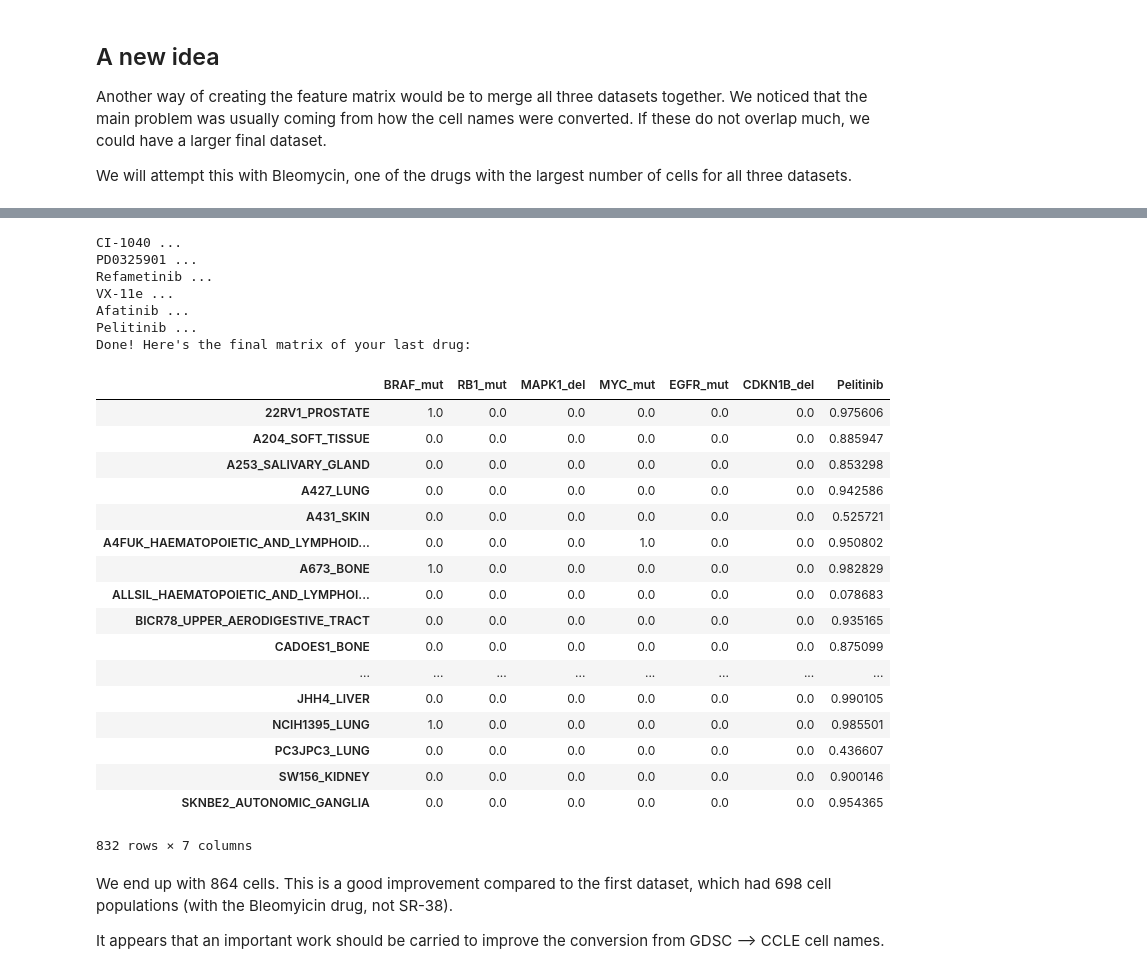
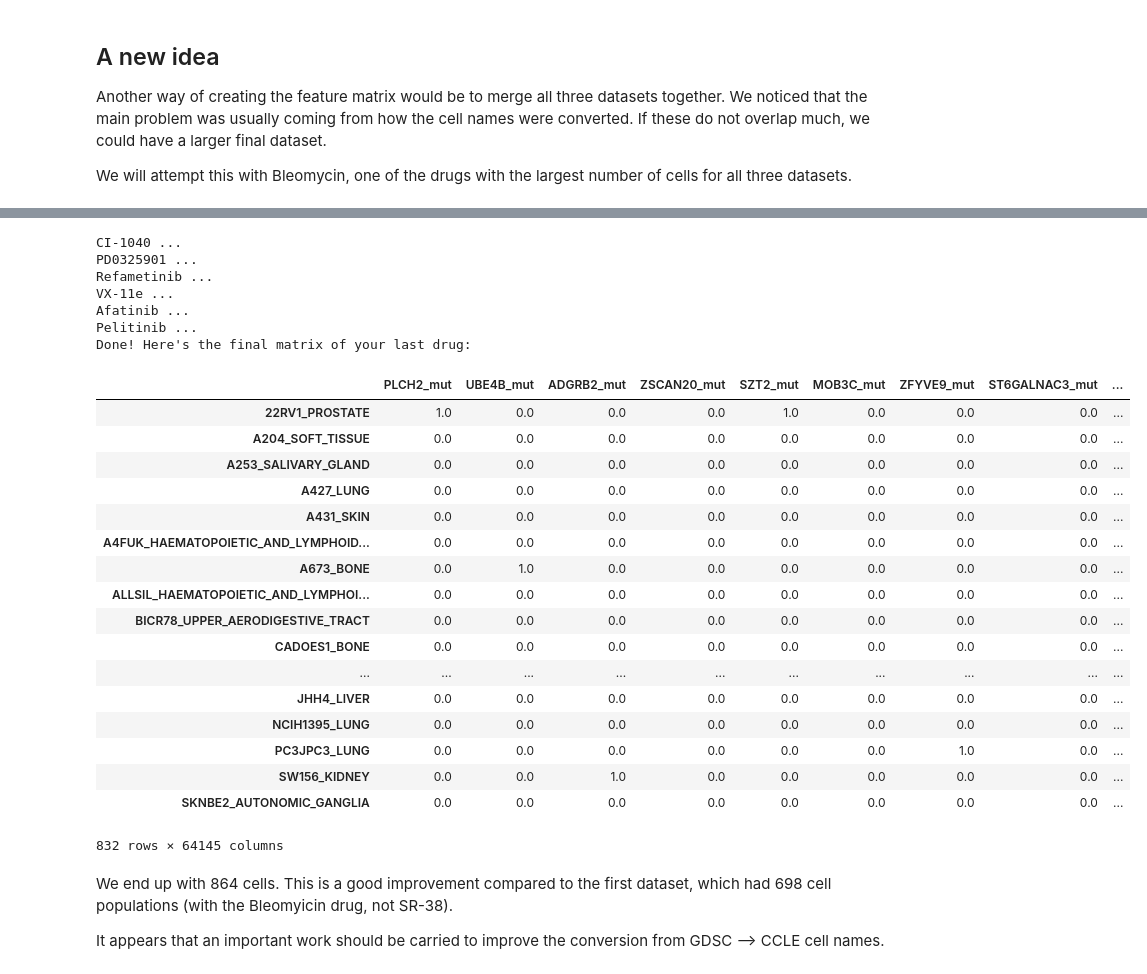
Before and after one commit to oskaradermecker/DataX_Drug_Response, a Jupyter notebook: Final notebook - Datasets.ipynb, the cells around one changed output, grey strips where cells are left out. Cells and saved outputs as stored; diff of their text form; code cells hidden in the pictures.

Commit message:
Updated plots and old models with newest drugs

```diff
--- a/Final notebook - Datasets.ipynb
+++ b/Final notebook - Datasets.ipynb
@@ -390,6 +387,31 @@ DRUG_NAMES = {"CI-1040": ["MYC_mut","RB1_mut","ERBB2_amp","BRAF_mut","KRAS_mut",
               "Afatinib":["KRAS_mut","NRAS_mut","EGFR_amp","ERBB2_amp","FOXP3_del"],
               "Pelitinib":["BRAF_mut","RB1_mut","MAPK1_del","MYC_mut","EGFR_mut","CDKN1B_del"]
              }
+# %%
+def create_full_drug_dataframe(drug_names, response1, response2, response3, save_df = True):
+
+    for drug in drug_names:
+        print(drug,"...")
+
+        rep1 = response1.loc[:,[drug]]
+        rep2 = response2.loc[:,[drug]]
+        rep3 = response3.loc[:,[drug]]
+
+        Rep = pd.concat([rep1,rep2,rep3])
+        Rep = Rep.drop_duplicates()
+        Rep = Rep.reset_index(drop = False)
+        Rep = Rep.groupby(by='index').mean()
+
+        Rep.sort_index().head()
+
+        full_matrix = alterations.merge(Rep[[drug]], left_index = True, right_index = True).dropna(axis = 0)
+
+        if save_df:
+            full_matrix.to_csv(f'data/Final matrices/{drug}_full.csv', index_label = "Cell_line")
+
+    print("Done! Here's the final matrix of your last drug:")
+
+    return full_matrix
 # %%
 def create_drug_dataframe(drug_names, response1, response2, response3, save_df = True):
 
@@ -417,33 +439,34 @@ def create_drug_dataframe(drug_names, response1, response2, response3, save_df =
 
     return filtered_matrix
 # %%
-display(create_drug_dataframe(DRUG_NAMES, response1, response2, response3, save_df = True))
+display(create_full_drug_dataframe(DRUG_NAMES, response1, response2, response3, save_df = True))
+#display(create_drug_dataframe(DRUG_NAMES, response1, response2, response3, save_df = True))
 # %% [output]
 CI-1040 ...
 PD0325901 ...
 Refametinib ...
 VX-11e ...
 Afatinib ...
 Pelitinib ...
 Done! Here's the final matrix of your last drug:
-|  | BRAF_mut | RB1_mut | MAPK1_del | MYC_mut | EGFR_mut | CDKN1B_del | Pelitinib |
-| 22RV1_PROSTATE | 1.0 | 0.0 | 0.0 | 0.0 | 0.0 | 0.0 | 0.975606 |
-| A204_SOFT_TISSUE | 0.0 | 0.0 | 0.0 | 0.0 | 0.0 | 0.0 | 0.885947 |
-| A253_SALIVARY_GLAND | 0.0 | 0.0 | 0.0 | 0.0 | 0.0 | 0.0 | 0.853298 |
-| A427_LUNG | 0.0 | 0.0 | 0.0 | 0.0 | 0.0 | 0.0 | 0.942586 |
-| A431_SKIN | 0.0 | 0.0 | 0.0 | 0.0 | 0.0 | 0.0 | 0.525721 |
-| A4FUK_HAEMATOPOIETIC_AND_LYMPHOID... | 0.0 | 0.0 | 0.0 | 1.0 | 0.0 | 0.0 | 0.950802 |
-| A673_BONE | 1.0 | 0.0 | 0.0 | 0.0 | 0.0 | 0.0 | 0.982829 |
-| ALLSIL_HAEMATOPOIETIC_AND_LYMPHOI... | 0.0 | 0.0 | 0.0 | 0.0 | 0.0 | 0.0 | 0.078683 |
-| BICR78_UPPER_AERODIGESTIVE_TRACT | 0.0 | 0.0 | 0.0 | 0.0 | 0.0 | 0.0 | 0.935165 |
-| CADOES1_BONE | 0.0 | 0.0 | 0.0 | 0.0 | 0.0 | 0.0 | 0.875099 |
-| ... | ... | ... | ... | ... | ... | ... | ... |
-| JHH4_LIVER | 0.0 | 0.0 | 0.0 | 0.0 | 0.0 | 0.0 | 0.990105 |
-| NCIH1395_LUNG | 1.0 | 0.0 | 0.0 | 0.0 | 0.0 | 0.0 | 0.985501 |
-| PC3JPC3_LUNG | 0.0 | 0.0 | 0.0 | 0.0 | 0.0 | 0.0 | 0.436607 |
-| SW156_KIDNEY | 0.0 | 0.0 | 0.0 | 0.0 | 0.0 | 0.0 | 0.900146 |
-| SKNBE2_AUTONOMIC_GANGLIA | 0.0 | 0.0 | 0.0 | 0.0 | 0.0 | 0.0 | 0.954365 |
+|  | PLCH2_mut | UBE4B_mut | ADGRB2_mut | ZSCAN20_mut | SZT2_mut | MOB3C_mut | ZFYVE9_mut | ST6GALNAC3_mut | ... |
+| 22RV1_PROSTATE | 1.0 | 0.0 | 0.0 | 0.0 | 1.0 | 0.0 | 0.0 | 0.0 | ... |
+| A204_SOFT_TISSUE | 0.0 | 0.0 | 0.0 | 0.0 | 0.0 | 0.0 | 0.0 | 0.0 | ... |
+| A253_SALIVARY_GLAND | 0.0 | 0.0 | 0.0 | 0.0 | 0.0 | 0.0 | 0.0 | 0.0 | ... |
+| A427_LUNG | 0.0 | 0.0 | 0.0 | 0.0 | 0.0 | 0.0 | 0.0 | 0.0 | ... |
+| A431_SKIN | 0.0 | 0.0 | 0.0 | 0.0 | 0.0 | 0.0 | 0.0 | 0.0 | ... |
+| A4FUK_HAEMATOPOIETIC_AND_LYMPHOID... | 0.0 | 0.0 | 0.0 | 0.0 | 0.0 | 0.0 | 0.0 | 0.0 | ... |
+| A673_BONE | 0.0 | 1.0 | 0.0 | 0.0 | 0.0 | 0.0 | 0.0 | 0.0 | ... |
+| ALLSIL_HAEMATOPOIETIC_AND_LYMPHOI... | 0.0 | 0.0 | 0.0 | 0.0 | 0.0 | 0.0 | 0.0 | 0.0 | ... |
+| BICR78_UPPER_AERODIGESTIVE_TRACT | 0.0 | 0.0 | 0.0 | 0.0 | 0.0 | 0.0 | 0.0 | 0.0 | ... |
+| CADOES1_BONE | 0.0 | 0.0 | 0.0 | 0.0 | 0.0 | 0.0 | 0.0 | 0.0 | ... |
+| ... | ... | ... | ... | ... | ... | ... | ... | ... | ... |
+| JHH4_LIVER | 0.0 | 0.0 | 0.0 | 0.0 | 0.0 | 0.0 | 0.0 | 0.0 | ... |
+| NCIH1395_LUNG | 0.0 | 0.0 | 0.0 | 0.0 | 0.0 | 0.0 | 0.0 | 0.0 | ... |
+| PC3JPC3_LUNG | 0.0 | 0.0 | 0.0 | 0.0 | 0.0 | 0.0 | 1.0 | 0.0 | ... |
+| SW156_KIDNEY | 0.0 | 0.0 | 1.0 | 0.0 | 0.0 | 0.0 | 0.0 | 0.0 | ... |
+| SKNBE2_AUTONOMIC_GANGLIA | 0.0 | 0.0 | 0.0 | 0.0 | 0.0 | 0.0 | 0.0 | 0.0 | ... |
-832 rows × 7 columns
+832 rows × 64145 columns
 # %% [markdown]
 We end up with 864 cells. This is a good improvement compared to the first dataset, which had 698 cell populations (with the Bleomyicin drug, not SR-38).
 
```
Also changed, not shown: parts of 2 cells of this notebook, 3 other files.
